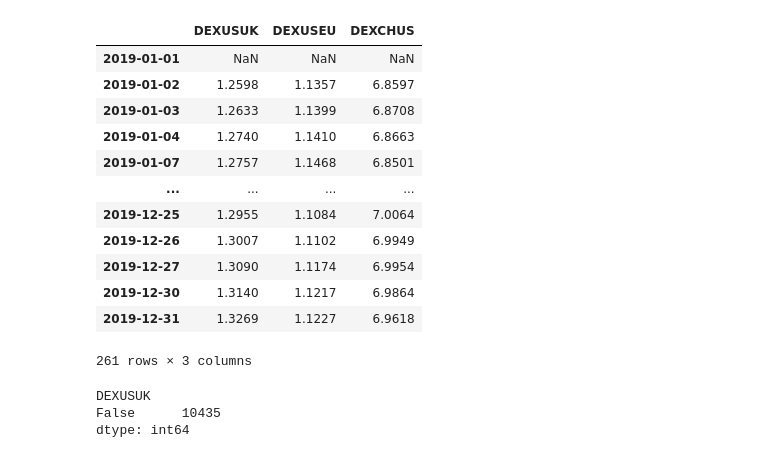
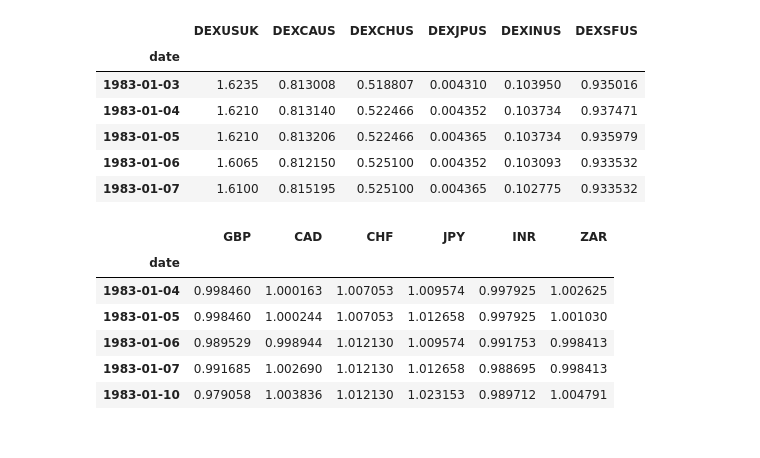
Before and after one commit to jtrawick/D214, a Jupyter notebook: d214_wip_v1.ipynb, the cells around one changed output. Drawn from its saved outputs; the diff is of its cells as text; code cells hidden in the pictures.

```diff
--- a/d214_wip_v1.ipynb
+++ b/d214_wip_v1.ipynb
@@ -198,22 +196,31 @@ None
-# %%
-list_df
-# %% [output]
-|  | DEXUSUK | DEXUSEU | DEXCHUS |
-| 2019-01-01 | NaN | NaN | NaN |
-| 2019-01-02 | 1.2598 | 1.1357 | 6.8597 |
-| 2019-01-03 | 1.2633 | 1.1399 | 6.8708 |
-| 2019-01-04 | 1.2740 | 1.1410 | 6.8663 |
-| 2019-01-07 | 1.2757 | 1.1468 | 6.8501 |
-| ... | ... | ... | ... |
-| 2019-12-25 | 1.2955 | 1.1084 | 7.0064 |
-| 2019-12-26 | 1.3007 | 1.1102 | 6.9949 |
-| 2019-12-27 | 1.3090 | 1.1174 | 6.9954 |
-| 2019-12-30 | 1.3140 | 1.1217 | 6.9864 |
-| 2019-12-31 | 1.3269 | 1.1227 | 6.9618 |
-261 rows × 3 columns
-# %%
-df.isna().value_counts()
-# %% [output]
-DEXUSUK
-False      10435
-dtype: int64
+# %%
+# Orient each currency pair so that USD is the quote currency (denominator)
+# This is so that the charts will make more intuitive sense as an increase will
+# mean that the foreign currencies are strengthening against the USD and vice versa
+aligned_df = list_df.copy()
+for i in aligned_df:
+    if i[-2:] == 'US':
+        aligned_df[i] = aligned_df[i].rdiv(1)
+aligned_df.head()
+# %% [output]
+|  | DEXUSUK | DEXCAUS | DEXCHUS | DEXJPUS | DEXINUS | DEXSFUS |
+| date |  |  |  |  |  |  |
+| 1983-01-03 | 1.6235 | 0.813008 | 0.518807 | 0.004310 | 0.103950 | 0.935016 |
+| 1983-01-04 | 1.6210 | 0.813140 | 0.522466 | 0.004352 | 0.103734 | 0.937471 |
+| 1983-01-05 | 1.6210 | 0.813206 | 0.522466 | 0.004365 | 0.103734 | 0.935979 |
+| 1983-01-06 | 1.6065 | 0.812150 | 0.525100 | 0.004352 | 0.103093 | 0.933532 |
+| 1983-01-07 | 1.6100 | 0.815195 | 0.525100 | 0.004365 | 0.102775 | 0.933532 |
+# %%
+# Get cumulative returns for each currency for comparison
+aligned_diff = aligned_df.pct_change().dropna().add(1).cumprod()
+aligned_ccys = ['GBP', 'CAD', 'CHF', 'JPY', 'INR', 'ZAR']
+aligned_diff.columns = aligned_ccys
+aligned_diff.head()
+# %% [output]
+|  | GBP | CAD | CHF | JPY | INR | ZAR |
+| date |  |  |  |  |  |  |
+| 1983-01-04 | 0.998460 | 1.000163 | 1.007053 | 1.009574 | 0.997925 | 1.002625 |
+| 1983-01-05 | 0.998460 | 1.000244 | 1.007053 | 1.012658 | 0.997925 | 1.001030 |
+| 1983-01-06 | 0.989529 | 0.998944 | 1.012130 | 1.009574 | 0.991753 | 0.998413 |
+| 1983-01-07 | 0.991685 | 1.002690 | 1.012130 | 1.012658 | 0.988695 | 0.998413 |
+| 1983-01-10 | 0.979058 | 1.003836 | 1.012130 | 1.023153 | 0.989712 | 1.004791 |
```
Also changed, not shown: parts of 16 cells of this notebook.
